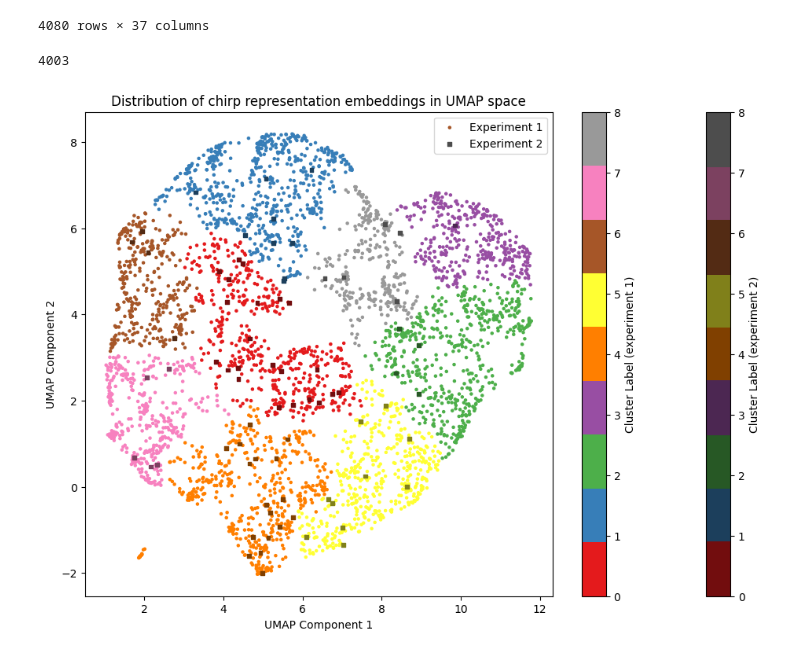
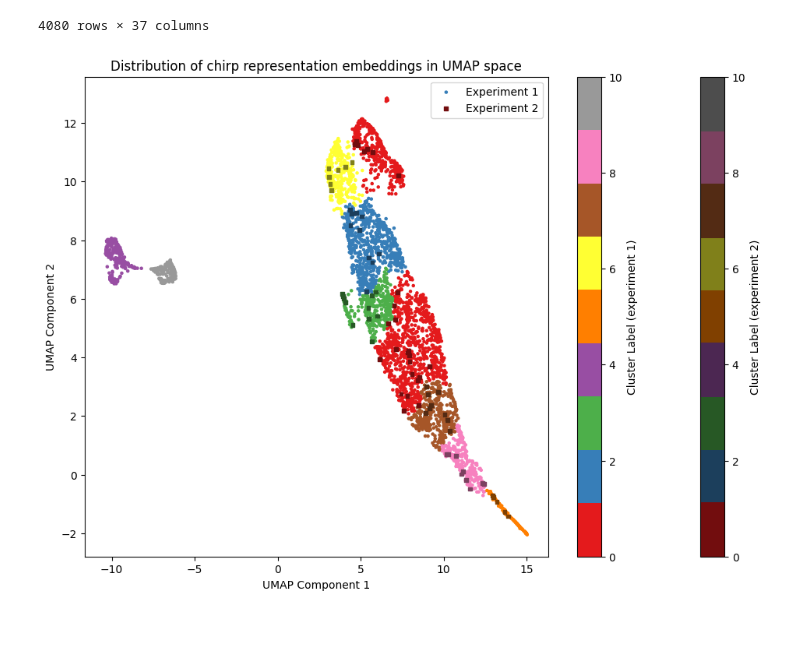
Before and after one commit to paepcke/bats, a Jupyter notebook: src/andrew/compare_results.ipynb, the cells around one changed output. Drawn from its saved outputs; the diff is of its cells as text; code cells hidden in the pictures; blank space fills up the shorter version.

Commit message:
some output tweaks, comparison visualizations

```diff
--- a/src/andrew/compare_results.ipynb
+++ b/src/andrew/compare_results.ipynb
@@ -131,3 +144,15 @@ idiom_chirp_attributes
 | 4078 | 11442 | 547 | 877.000000 | 162.000000 | 71.931755 | 26.541425 | 58.034384 | 49.148269 | ... |
 | 4079 | 11443 | 548 | 714.999999 | 84.000000 | 67.515618 | 23.387309 | 52.412157 | 78.467234 | ... |
 4080 rows × 37 columns
+# %%
+NO_AMP = 2 # set to 0 to keep all amp features, 1 to remove [Amp1stQrtl, Amp2ndQrtl, Amp3rdQrtl, Amp4thQrtl], 2 to remove all amp features
+
+idiom_chirp_data = idiom_chirp_attributes.loc[:, 'PrecedingIntrvl':'AmpK@start'].to_numpy()
+
+# remove columns that contain "Amp" in their name if NO_AMP is set
+if NO_AMP == 1:
+    amp_indices = [i - 3 for i, col in enumerate(idiom_chirp_attributes.columns) if col in ["Amp1stQrtl", "Amp2ndQrtl", "Amp3rdQrtl", "Amp4thQrtl"]]
+    idiom_chirp_data = np.delete(idiom_chirp_data, amp_indices, axis=1)
+elif NO_AMP == 2:
+    amp_indices = [i - 3 for i, col in enumerate(idiom_chirp_attributes.columns) if "Amp" in col]
+    idiom_chirp_data = np.delete(idiom_chirp_data, amp_indices, axis=1)
@@ -137,7 +178,7 @@ idiom_chirp_attributes_embedded = umap.UMAP(
     min_dist=0.1,
     n_components=2,
     random_state=42
-).fit_transform(idiom_chirp_attributes.loc[:, 'PrecedingIntrvl':'AmpK@start'].to_numpy())
+).fit_transform(idiom_chirp_data)
 # %%
 plt.figure(figsize=(10, 8))
 scatter = plt.scatter(idiom_chirp_attributes_embedded[:, 0],
@@ -161,6 +203,6 @@ Text(0, 0.5, 'UMAP Component 2')
 MIN_K = 1
 MAX_K = 50
 
-n_clusters = find_ideal_cluster_k(idiom_chirp_attributes_embedded, MIN_K, MAX_K)
+n_clusters = find_ideal_cluster_k(idiom_chirp_attributes_embedded, MIN_K, MAX_K, plot=False)
 n_clusters
 # %% [output]
@@ -173,10 +210,10 @@ n_clusters
 # %%
 clustering = "Agglomerative"
-umap = True
+use_umap = True
 NUM_CLUSTERS = n_clusters["elbow_method"]
 
-cluster_data_input = idiom_chirp_attributes_embedded if umap else idiom_chirp_attributes.loc[:, 'PrecedingIntrvl':'AmpK@start'].to_numpy()
-chirp_labels = cluster_chirps(cluster_data_input, clustering, umap, NUM_CLUSTERS)
+cluster_data_input = idiom_chirp_attributes_embedded if use_umap else idiom_chirp_attributes.loc[:, 'PrecedingIntrvl':'AmpK@start'].to_numpy()
+chirp_labels = cluster_chirps(cluster_data_input, clustering, use_umap, NUM_CLUSTERS)
 
 chirp_labels
 # %% [output]
@@ -197,10 +234,6 @@ idiom_chirp_attributes
 | 4078 | 11442 | 547 | 877.000000 | 162.000000 | 71.931755 | 26.541425 | 58.034384 | 49.148269 | ... |
 | 4079 | 11443 | 548 | 714.999999 | 84.000000 | 67.515618 | 23.387309 | 52.412157 | 78.467234 | ... |
 4080 rows × 37 columns
-# %%
-idiom_chirp_attributes.loc[idiom_chirp_attributes["original_df"] == 2].iloc[0].name
-# %% [output]
-4003
 # %%
 import matplotlib
 from matplotlib.colors import ListedColormap
@@ -216,33 +249,33 @@ second_exp_first_row = idiom_chirp_attributes.loc[idiom_chirp_attributes["origin
 
 plt.figure(figsize=(12, 8))
 scatter1 = plt.scatter(idiom_chirp_attributes_embedded[:second_exp_first_row, 0],
                       idiom_chirp_attributes_embedded[:second_exp_first_row, 1],
                       c=chirp_labels[:second_exp_first_row],
                       cmap="Set1",
                       s=5,
                       vmin=min(chirp_labels),
-                      vmax=max(chirp_labels)
+                      vmax=NUM_CLUSTERS
                       )
 scatter2 = plt.scatter(idiom_chirp_attributes_embedded[second_exp_first_row:, 0],
                       idiom_chirp_attributes_embedded[second_exp_first_row:, 1],
                       c=chirp_labels[second_exp_first_row:],
                       cmap=cmap2,
                       s=12,
                       marker="s",
                       vmin=min(chirp_labels),
-                      vmax=max(chirp_labels)
+                      vmax=NUM_CLUSTERS
                       )
 plt.title(f"Distribution of chirp representation embeddings in UMAP space")
 # handles, labels = scatter1.legend_elements()
 # plt.legend(handles, ["barn", "lake"])
 plt.colorbar(scatter2, label="Cluster Label (experiment 2)")
 plt.colorbar(scatter1, label="Cluster Label (experiment 1)")
 plt.legend(["Experiment 1", "Experiment 2"])
 
 plt.xlabel(f"{'UMAP' if umap else 'PCA'} Component 1")
 plt.ylabel(f"{'UMAP' if umap else 'PCA'} Component 2");
 # if not umap:
 #     plt.xlim(-8800, -8000);
 #     plt.ylim(-1400, -1000);
 # %% [output]
-[figure, old version]
+[figure, new version]
```
Also changed, not shown: parts of 22 cells of this notebook, 1 other file.
